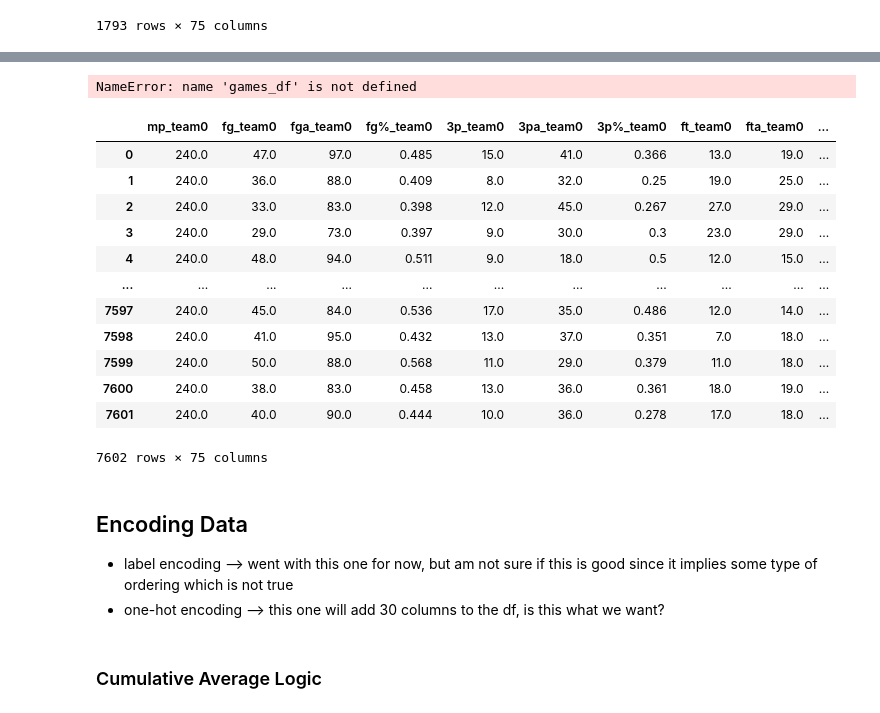
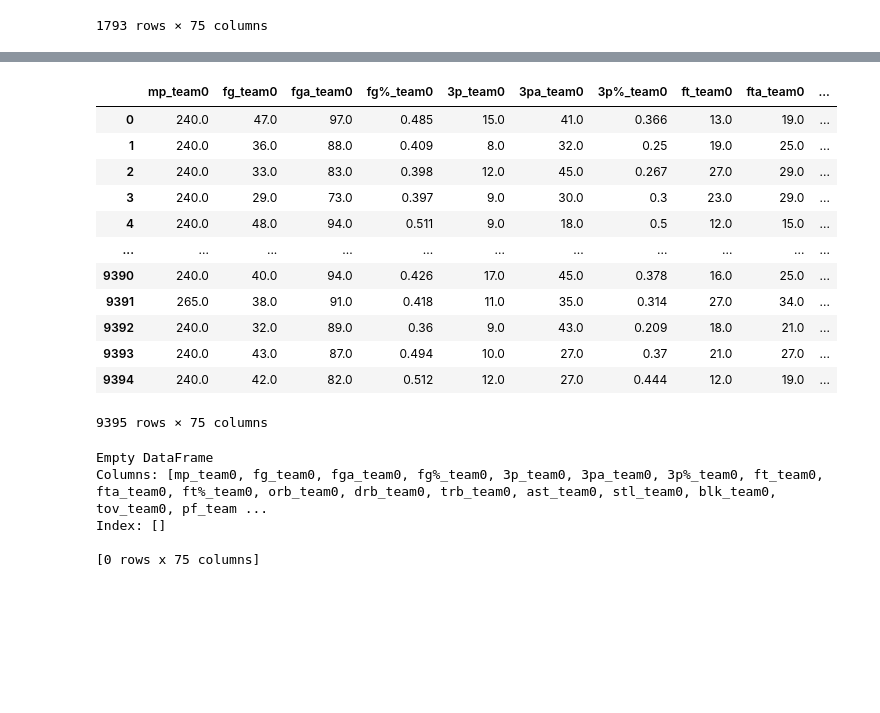
Before and after one commit to parminpatel28/MSCI-446-Project, a Jupyter notebook: parse_data.ipynb, the cells around one changed output, grey strips where cells are left out. Drawn from its saved outputs; the diff is of its cells as text; code cells hidden in the pictures; blank space fills up the shorter version.

Commit message:
added helper functions and updated master csv

```diff
--- a/parse_data.ipynb
+++ b/parse_data.ipynb
@@ -185,0 +229,6 @@ master_df
+# %%
+if "mp_team0.1" in master_df.columns:
+    master_df.drop("mp_team0.1", axis=1, inplace=True)
+
+if "mp_team1.1" in master_df.columns:
+    master_df.drop("mp_team1.1", axis=1, inplace=True)
@@ -185,0 +256,2 @@ master_df
+# %%
+games_df = games_df.loc[:, ~games_df.columns.duplicated(keep='first')]
@@ -186,4 +277,2 @@ master_df
 # %%
-combined_df_test = pd.concat([games_df.head(), master_df.head()], axis=0, ignore_index=True)
+combined_df = pd.concat([master_df, games_df], axis=0, ignore_index=True)
-# %% [output]
-NameError: name 'games_df' is not defined
@@ -193,17 +279,27 @@ games_df = games_df.reset_index(drop=True)
-# %%
-games_df
-# %% [output]
-|  | mp_team0 | fg_team0 | fga_team0 | fg%_team0 | 3p_team0 | 3pa_team0 | 3p%_team0 | ft_team0 | fta_team0 | ... |
-| 0 | 240.0 | 47.0 | 97.0 | 0.485 | 15.0 | 41.0 | 0.366 | 13.0 | 19.0 | ... |
-| 1 | 240.0 | 36.0 | 88.0 | 0.409 | 8.0 | 32.0 | 0.25 | 19.0 | 25.0 | ... |
-| 2 | 240.0 | 33.0 | 83.0 | 0.398 | 12.0 | 45.0 | 0.267 | 27.0 | 29.0 | ... |
-| 3 | 240.0 | 29.0 | 73.0 | 0.397 | 9.0 | 30.0 | 0.3 | 23.0 | 29.0 | ... |
-| 4 | 240.0 | 48.0 | 94.0 | 0.511 | 9.0 | 18.0 | 0.5 | 12.0 | 15.0 | ... |
-| ... | ... | ... | ... | ... | ... | ... | ... | ... | ... | ... |
-| 7597 | 240.0 | 45.0 | 84.0 | 0.536 | 17.0 | 35.0 | 0.486 | 12.0 | 14.0 | ... |
-| 7598 | 240.0 | 41.0 | 95.0 | 0.432 | 13.0 | 37.0 | 0.351 | 7.0 | 18.0 | ... |
-| 7599 | 240.0 | 50.0 | 88.0 | 0.568 | 11.0 | 29.0 | 0.379 | 11.0 | 18.0 | ... |
-| 7600 | 240.0 | 38.0 | 83.0 | 0.458 | 13.0 | 36.0 | 0.361 | 18.0 | 19.0 | ... |
-| 7601 | 240.0 | 40.0 | 90.0 | 0.444 | 10.0 | 36.0 | 0.278 | 17.0 | 18.0 | ... |
-7602 rows × 75 columns
+# %%
+combined_df
+# %% [output]
+|  | mp_team0 | fg_team0 | fga_team0 | fg%_team0 | 3p_team0 | 3pa_team0 | 3p%_team0 | ft_team0 | fta_team0 | ... |
+| 0 | 240.0 | 47.0 | 97.0 | 0.485 | 15.0 | 41.0 | 0.366 | 13.0 | 19.0 | ... |
+| 1 | 240.0 | 36.0 | 88.0 | 0.409 | 8.0 | 32.0 | 0.25 | 19.0 | 25.0 | ... |
+| 2 | 240.0 | 33.0 | 83.0 | 0.398 | 12.0 | 45.0 | 0.267 | 27.0 | 29.0 | ... |
+| 3 | 240.0 | 29.0 | 73.0 | 0.397 | 9.0 | 30.0 | 0.3 | 23.0 | 29.0 | ... |
+| 4 | 240.0 | 48.0 | 94.0 | 0.511 | 9.0 | 18.0 | 0.5 | 12.0 | 15.0 | ... |
+| ... | ... | ... | ... | ... | ... | ... | ... | ... | ... | ... |
+| 9390 | 240.0 | 40.0 | 94.0 | 0.426 | 17.0 | 45.0 | 0.378 | 16.0 | 25.0 | ... |
+| 9391 | 265.0 | 38.0 | 91.0 | 0.418 | 11.0 | 35.0 | 0.314 | 27.0 | 34.0 | ... |
+| 9392 | 240.0 | 32.0 | 89.0 | 0.36 | 9.0 | 43.0 | 0.209 | 18.0 | 21.0 | ... |
+| 9393 | 240.0 | 43.0 | 87.0 | 0.494 | 10.0 | 27.0 | 0.37 | 21.0 | 27.0 | ... |
+| 9394 | 240.0 | 42.0 | 82.0 | 0.512 | 12.0 | 27.0 | 0.444 | 12.0 | 19.0 | ... |
+9395 rows × 75 columns
+# %%
+duplicates = combined_df.duplicated(keep=False)
+
+print(combined_df[duplicates])  # Print all duplicate rows
+# %% [output]
+Empty DataFrame
+Columns: [mp_team0, fg_team0, fga_team0, fg%_team0, 3p_team0, 3pa_team0, 3p%_team0, ft_team0, fta_team0, ft%_team0, orb_team0, drb_team0, trb_team0, ast_team0, stl_team0, blk_team0, tov_team0, pf_team ...
+Index: []
+
+[0 rows x 75 columns]
 # %%
@@ -211,5 +306,0 @@ games_df.to_csv("master_df.csv")
-# %% [markdown]
-## Encoding Data
-
-- label encoding --> went with this one for now, but am not sure if this is good since it implies some type of ordering which is not true
-- one-hot encoding --> this one will add 30 columns to the df, is this what we want?
@@ -269,2 +306,0 @@ encoded_games_df
-# %% [markdown]
-### Cumulative Average Logic
```
Also changed, not shown: parts of 12 cells of this notebook, 11 other files.
